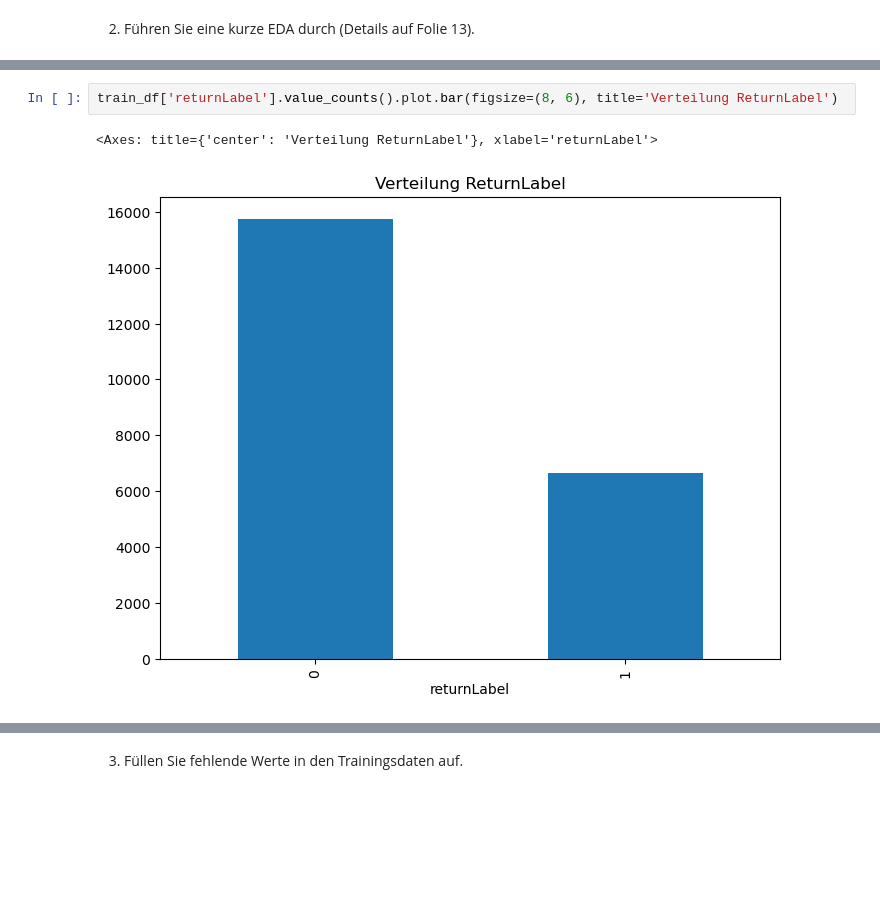
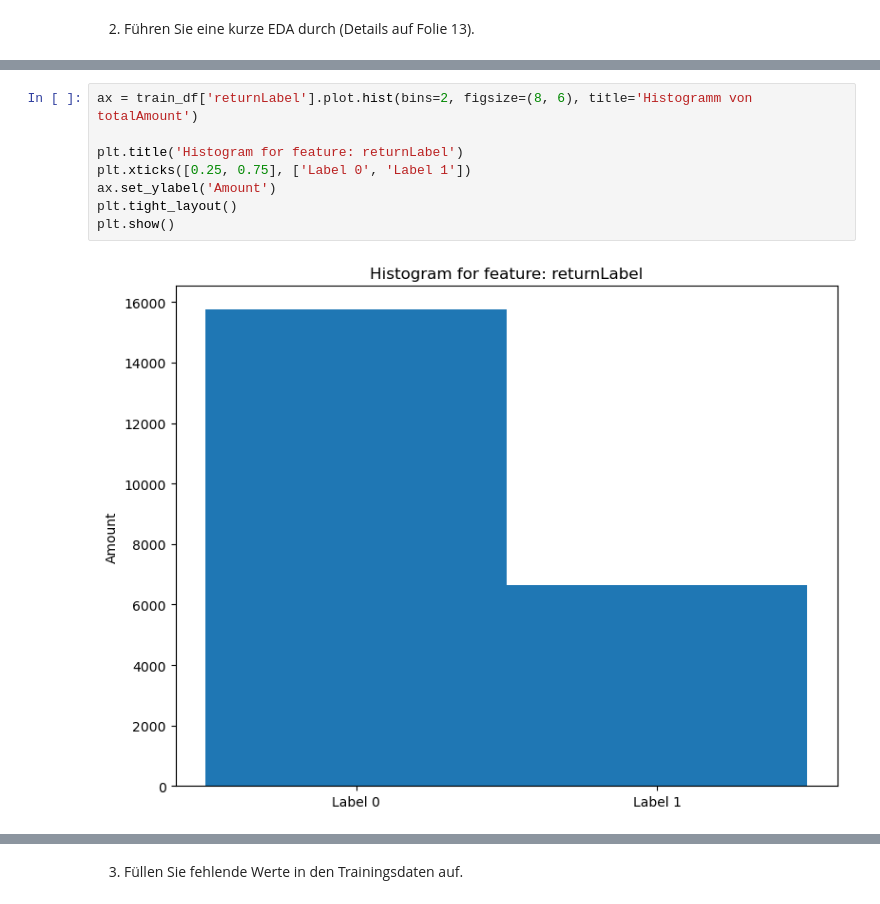
Before and after one commit to ClaraSto/ml-projekt-ss25, a Jupyter notebook: projekt.ipynb, the cells around one changed output, grey strips where cells are left out. Drawn from its saved outputs; the diff is of its cells as text; blank space fills up the shorter version.

```diff
--- a/projekt.ipynb
+++ b/projekt.ipynb
@@ -28,6 +33,11 @@ train_df['totalAmount'].plot.hist(bins=10, figsize=(8, 6), title='Histogramm von
 # %%
-train_df['returnLabel'].value_counts().plot.bar(figsize=(8, 6), title='Verteilung ReturnLabel')
+ax = train_df['returnLabel'].plot.hist(bins=2, figsize=(8, 6), title='Histogramm von totalAmount')
+
+plt.title('Histogram for feature: returnLabel')
+plt.xticks([0.25, 0.75], ['Label 0', 'Label 1'])
+ax.set_ylabel('Amount')
+plt.tight_layout()
+plt.show()
 # %% [output]
-<Axes: title={'center': 'Verteilung ReturnLabel'}, xlabel='returnLabel'>
-[figure, old version]
+[figure, new version]
 # %%
```
Also changed, not shown: parts of 5 cells of this notebook.
